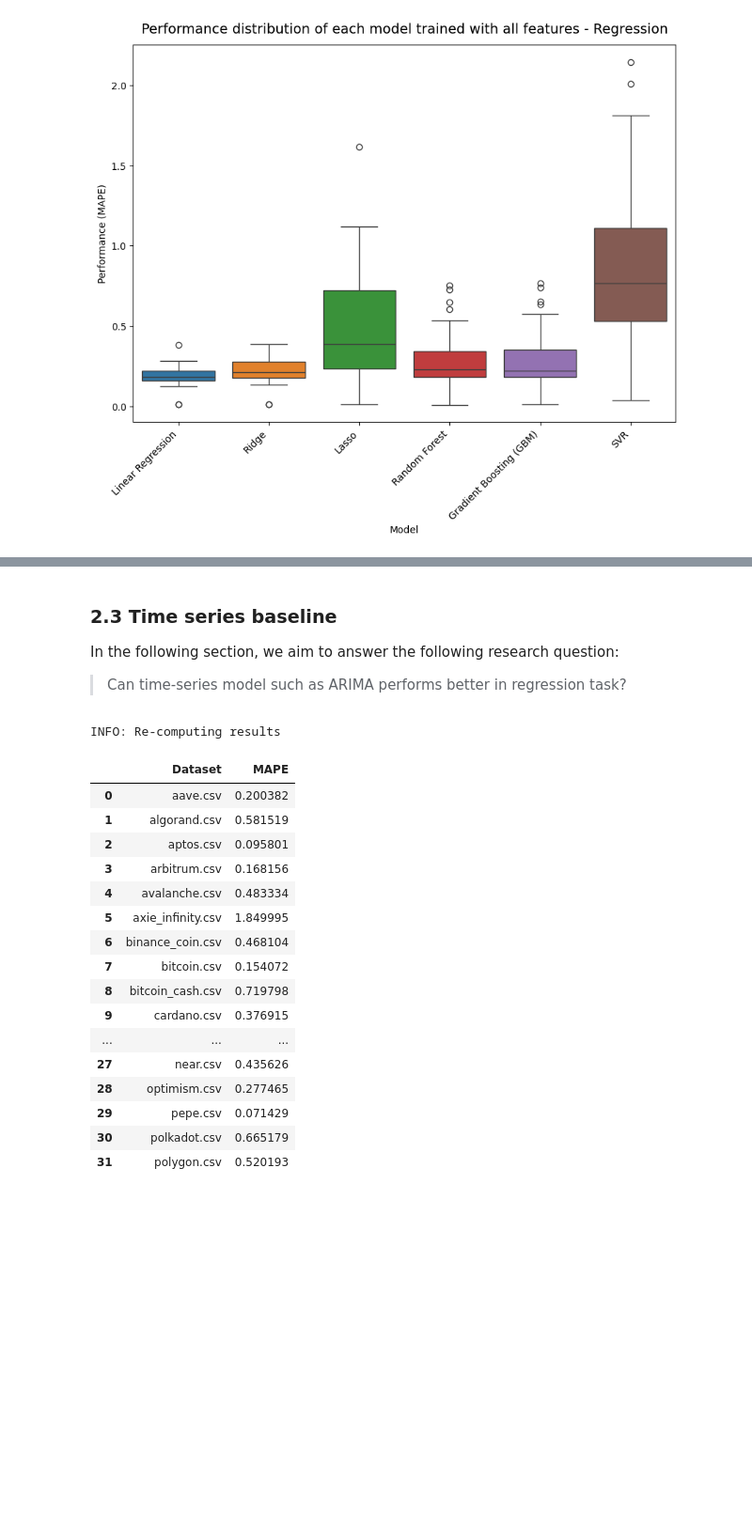
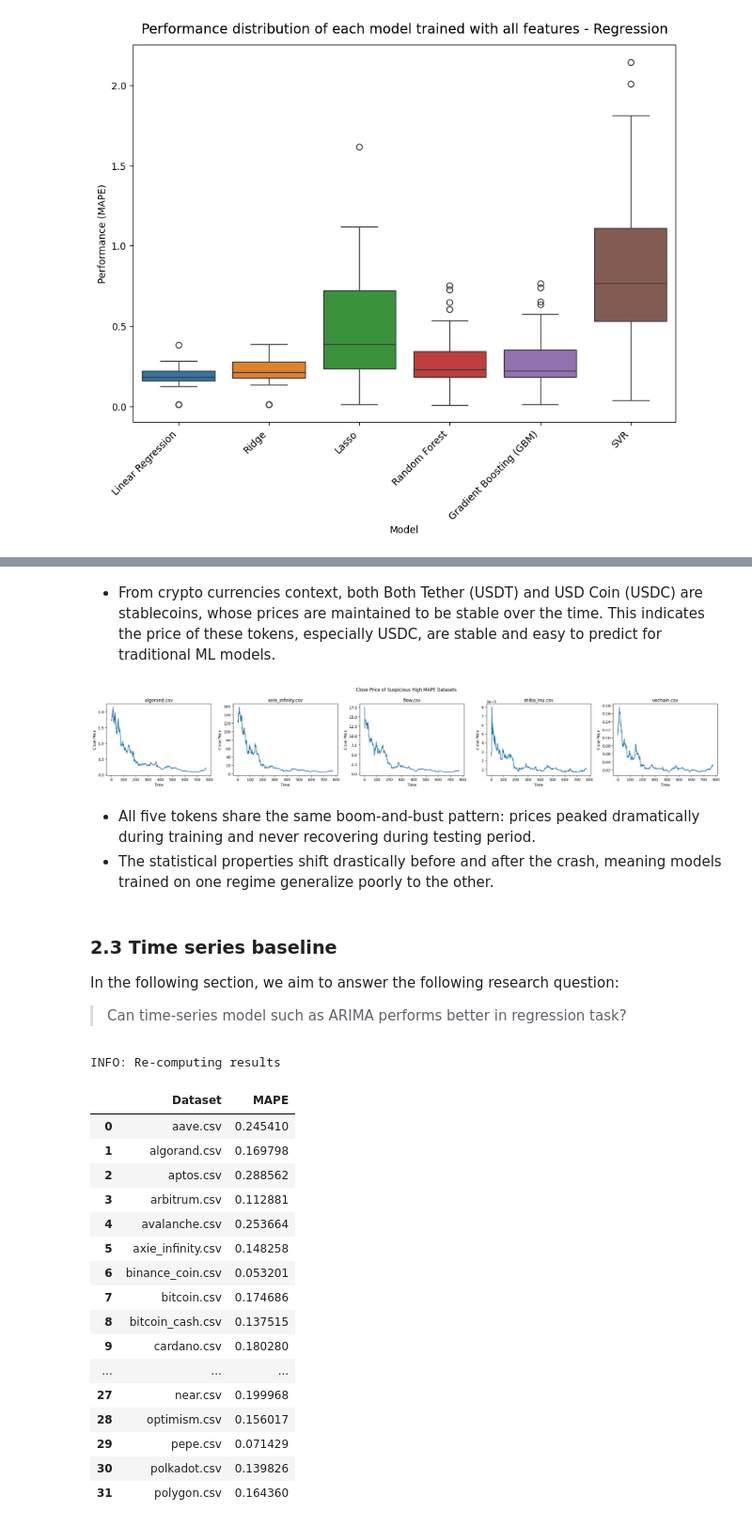
Before and after one commit to 18nghiado/DATA2010, a Jupyter notebook: experiments_feature_selection.ipynb, the cells around one changed output, grey strips where cells are left out. Shown at 94% size. Drawn from its saved outputs; the diff is of its cells as text; code cells hidden in the pictures; blank space fills up the shorter version.

```diff
--- a/experiments_feature_selection.ipynb
+++ b/experiments_feature_selection.ipynb
@@ -336,8 +336,9 @@ def feature_important_score_by_random_forest(files:list, task: str, model = Rand
 7. `arima_baseline` : Implement ARIMA - time series baseline for regression task
 # %%
 def arima_baseline(
-    train: 'TimeSeriesDataset',
-    test: 'TimeSeriesDataset',
+    train: TimeSeriesDataset,
+    val: TimeSeriesDataset,
+    test: TimeSeriesDataset,
 ) -> Tuple[torch.Tensor, dict]:
     r"""
     Fit an ARIMA model on the training set and forecast the test set.
@@ -346,6 +347,7 @@ def arima_baseline(
 
     Args:
     - `train` (TimeSeriesDataset): training split used to fit the ARIMA model
+    - `val` (TimeSeriesDataset): validation split used to fit the ARIMA model
     - `test` (TimeSeriesDataset): test split used to evaluate the forecast
 
     Return:
@@ -353,11 +355,18 @@ def arima_baseline(
     - `metrics` (dict): dictionary containing the selected ARIMA `order`, `RMSE`, and `MAPE`
     """
 
-    y_train = train.y.numpy()
+    y_train = np.concatenate([train.y.numpy(),val.y.numpy()])
     y_test  = test.y.numpy()
 
-    model = pm.auto_arima(y_train, stepwise=True, seasonal=False, information_criterion='aic')
-    preds = model.predict(n_periods=len(test))
+    history = list(y_train)
+    preds = []
+    model = pm.auto_arima(history, stepwise=True, seasonal=False, information_criterion='aic')
+
+
+    for t in range(len(y_test)):
+        pred = model.predict(n_periods=1)[0]
+        preds.append(pred)
+        history.append(y_test[t])
 
     mape  = mean_absolute_percentage_error(y_test, preds)
 
@@ -719,3 +776,23 @@ TODO: Interpretation
+# %% [markdown]
+- From crypto currencies context, both Both Tether (USDT) and USD Coin (USDC) are stablecoins, whose prices are maintained to be stable over the time. This indicates the price of these tokens, especially USDC, are stable and easy to predict for traditional ML models.
+# %%
+fig, axes = plt.subplots(1, 5, figsize=(24, 4))
+
+for ax, dataset_name in zip(axes, bad_performance_datasets_list):
+    df = pd.read_csv(os.path.join(DATA_PATH,dataset_name))
+    ax.plot(df['Close'])
+    ax.set_title(dataset_name)
+    ax.set_xlabel('Time')
+    ax.set_ylabel('Close Price')
+
+plt.suptitle('Close Price of Suspicious High MAPE Datasets')
+plt.tight_layout()
+plt.show()
+# %% [output]
+[figure, added]
+# %% [markdown]
+- All five tokens share the same boom-and-bust pattern: prices peaked dramatically during training and never recovering during testing period.
+- The statistical properties shift drastically before and after the crash, meaning models trained on one regime generalize poorly to the other.
 # %% [markdown]
 ### 2.3 Time series baseline
 
@@ -725,43 +802,43 @@ In the following section, we aim to answer the following research question:
 # %%
 task = REGRESSION_LABEL_COLUMN
 seed_everything(INIT_SEED)
 
 result_file_name = "mape_arima_regression.csv"
 result_path_file = os.path.join(RESULT_PATH,result_file_name)
 if os.path.isfile(result_path_file) and not RE_RUN_EVERYTHING:
     arima_df = pd.read_csv(result_path_file)
     print("INFO: LOADED existing results")
 
 else:
     print("INFO: Re-computing results")
     all_data_split = prepare_datasets(files, ALL_FEAT_COLUMN, task)
 
     all_rows_arima = []
     for train, val, test in tqdm(all_data_split):
-        mape = arima_baseline(train, test)
+        mape = arima_baseline(train,val,test)
         all_rows_arima.append({'Dataset' : train.dataset_name, 'MAPE': mape})
 
     arima_df = pd.DataFrame(all_rows_arima)
     arima_df.to_csv(result_path_file, index= False)
 
 
 arima_df.head(32)
 # %% [output]
 INFO: Re-computing results
 |  | Dataset | MAPE |
-| 0 | aave.csv | 0.200382 |
-| 1 | algorand.csv | 0.581519 |
-| 2 | aptos.csv | 0.095801 |
-| 3 | arbitrum.csv | 0.168156 |
-| 4 | avalanche.csv | 0.483334 |
-| 5 | axie_infinity.csv | 1.849995 |
-| 6 | binance_coin.csv | 0.468104 |
-| 7 | bitcoin.csv | 0.154072 |
-| 8 | bitcoin_cash.csv | 0.719798 |
-| 9 | cardano.csv | 0.376915 |
+| 0 | aave.csv | 0.245410 |
+| 1 | algorand.csv | 0.169798 |
+| 2 | aptos.csv | 0.288562 |
+| 3 | arbitrum.csv | 0.112881 |
+| 4 | avalanche.csv | 0.253664 |
+| 5 | axie_infinity.csv | 0.148258 |
+| 6 | binance_coin.csv | 0.053201 |
+| 7 | bitcoin.csv | 0.174686 |
+| 8 | bitcoin_cash.csv | 0.137515 |
+| 9 | cardano.csv | 0.180280 |
 | ... | ... | ... |
-| 27 | near.csv | 0.435626 |
-| 28 | optimism.csv | 0.277465 |
+| 27 | near.csv | 0.199968 |
+| 28 | optimism.csv | 0.156017 |
 | 29 | pepe.csv | 0.071429 |
-| 30 | polkadot.csv | 0.665179 |
-| 31 | polygon.csv | 0.520193 |
+| 30 | polkadot.csv | 0.139826 |
+| 31 | polygon.csv | 0.164360 |
```
Also changed, not shown: parts of 17 cells of this notebook, 2 other files.
